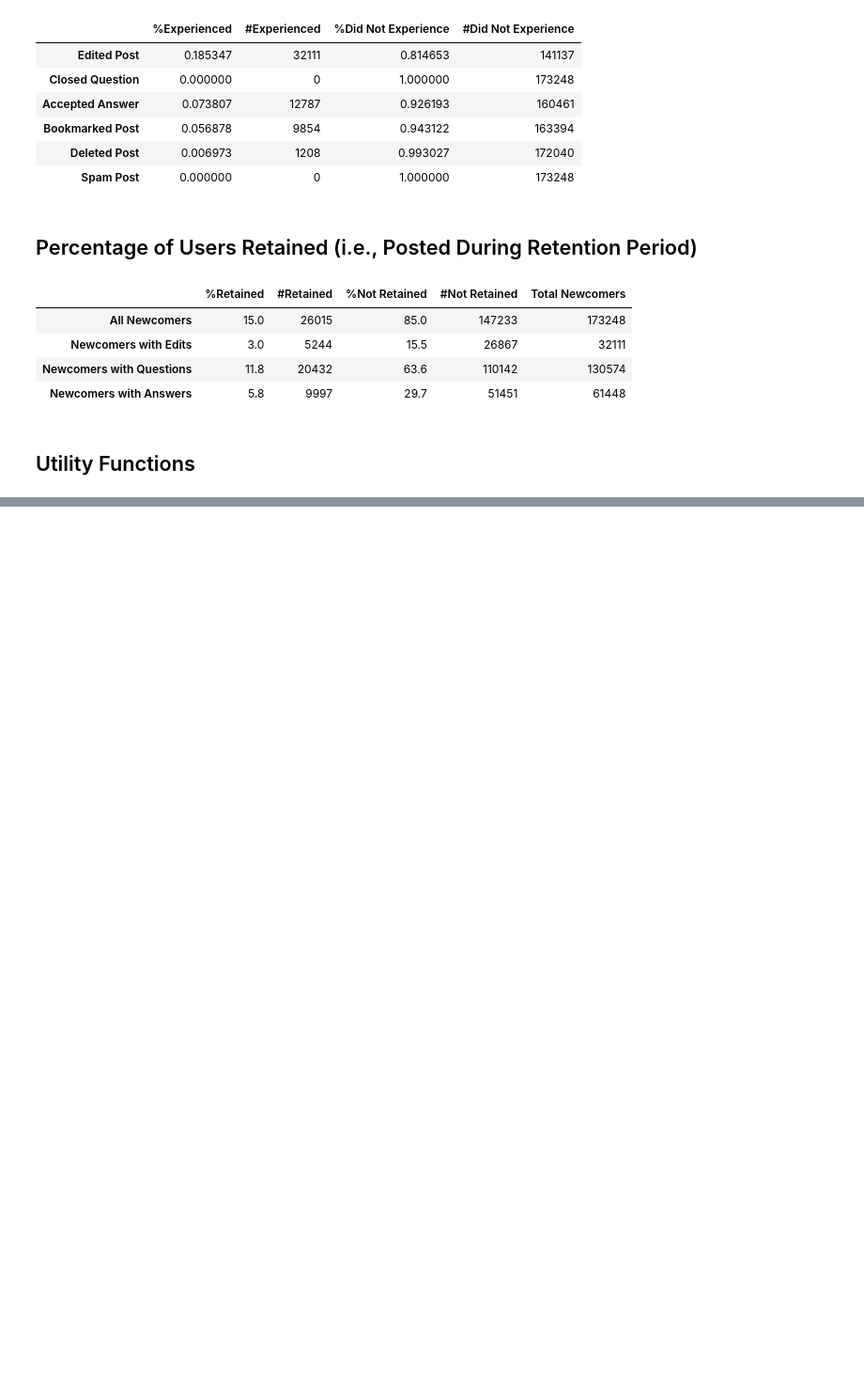
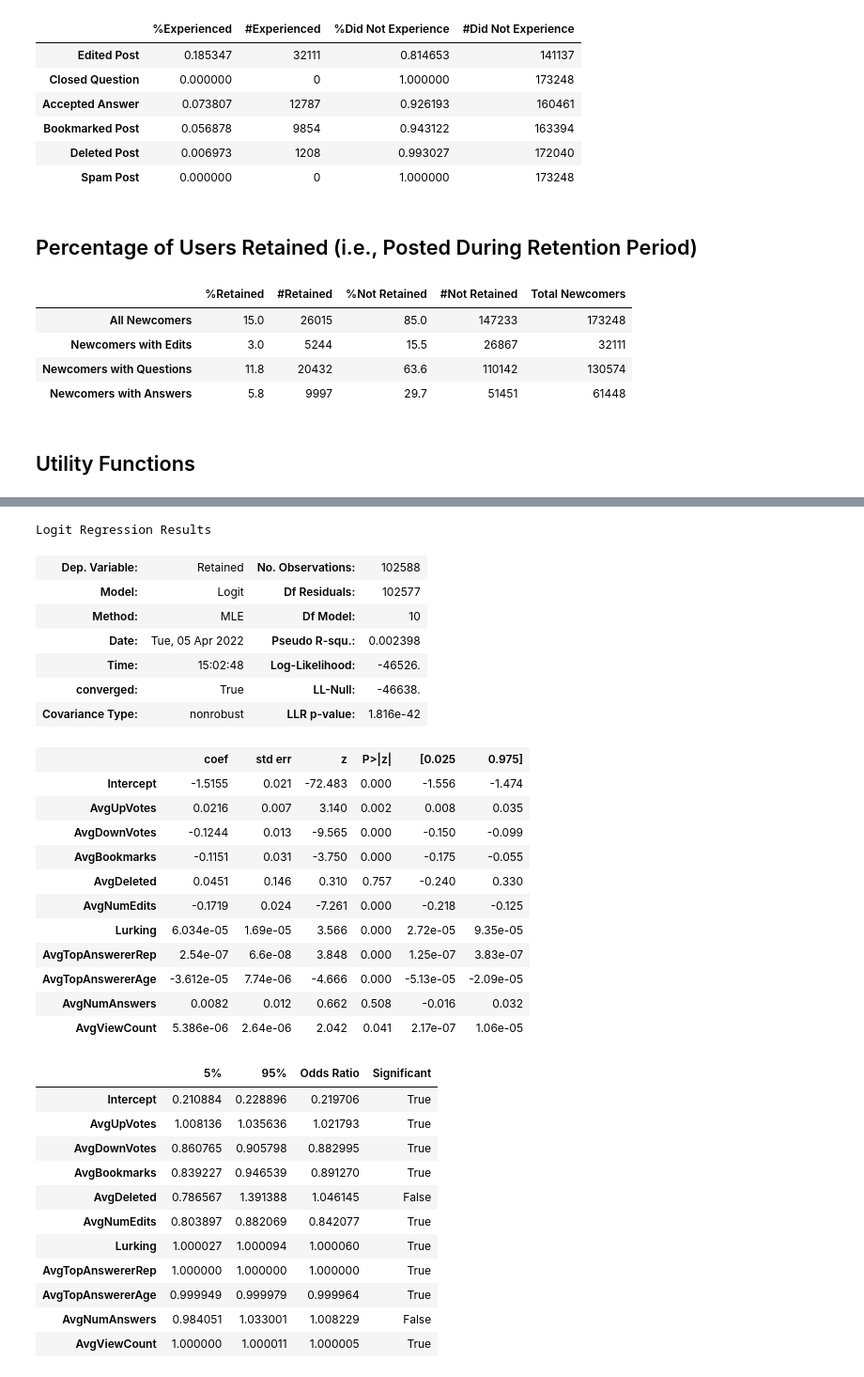
Before and after one commit to jackiec1998/cs565-final-project, a Jupyter notebook: newcomers.ipynb, the cells around one changed output, grey strips where cells are left out. Shown: that part at 94% size. Saved outputs shown, nothing was run; the diff lists cells and outputs as text; code cells hidden in the pictures; blank space fills up the shorter version.

Commit message:
Logistic regressions and interpretations finished.

```diff
--- a/newcomers.ipynb
+++ b/newcomers.ipynb
@@ -366,0 +225,20 @@ Logit Regression Results
+# %%
+all_variables = {
+    'Dependent': 'Retained',
+    'Independent': [
+        'AvgUpVotes',
+        'AvgDownVotes',
+        'AvgBookmarks',
+        'AvgDeleted',
+        'AvgNumEdits',
+        'Lurking'
+    ]
+}
+
+model = smf.logit(
+    formula=format_formula(all_variables),
+    data=newcomers
+).fit(disp=False)
+
+display(model.summary())
+display(log_odds(model))
@@ -366,0 +329,53 @@ Logit Regression Results
+# %%
+question_variables = {
+    'Dependent': 'Retained',
+    'Independent': all_variables['Independent'] + [
+        'AvgTopAnswererRep',
+        'AvgTopAnswererAge',
+        'AvgNumAnswers',
+        'AvgViewCount'
+    ]
+}
+
+# Problem?: Even though this is the question regression, the
+# averages are still affected by answers.
+model = smf.logit(
+    formula=format_formula(question_variables),
+    data=newcomers[newcomers['NumQuestions'] > 0]
+).fit(disp=False)
+
+display(model.summary())
+display(log_odds(model))
+# %% [output]
+Logit Regression Results
+| Dep. Variable: | Retained | No. Observations: | 102588 |
+| Model: | Logit | Df Residuals: | 102577 |
+| Method: | MLE | Df Model: | 10 |
+| Date: | Tue, 05 Apr 2022 | Pseudo R-squ.: | 0.002398 |
+| Time: | 15:02:48 | Log-Likelihood: | -46526. |
+| converged: | True | LL-Null: | -46638. |
+| Covariance Type: | nonrobust | LLR p-value: | 1.816e-42 |
+|  | coef | std err | z | P>|z| | [0.025 | 0.975] |
+| Intercept | -1.5155 | 0.021 | -72.483 | 0.000 | -1.556 | -1.474 |
+| AvgUpVotes | 0.0216 | 0.007 | 3.140 | 0.002 | 0.008 | 0.035 |
+| AvgDownVotes | -0.1244 | 0.013 | -9.565 | 0.000 | -0.150 | -0.099 |
+| AvgBookmarks | -0.1151 | 0.031 | -3.750 | 0.000 | -0.175 | -0.055 |
+| AvgDeleted | 0.0451 | 0.146 | 0.310 | 0.757 | -0.240 | 0.330 |
+| AvgNumEdits | -0.1719 | 0.024 | -7.261 | 0.000 | -0.218 | -0.125 |
+| Lurking | 6.034e-05 | 1.69e-05 | 3.566 | 0.000 | 2.72e-05 | 9.35e-05 |
+| AvgTopAnswererRep | 2.54e-07 | 6.6e-08 | 3.848 | 0.000 | 1.25e-07 | 3.83e-07 |
+| AvgTopAnswererAge | -3.612e-05 | 7.74e-06 | -4.666 | 0.000 | -5.13e-05 | -2.09e-05 |
+| AvgNumAnswers | 0.0082 | 0.012 | 0.662 | 0.508 | -0.016 | 0.032 |
+| AvgViewCount | 5.386e-06 | 2.64e-06 | 2.042 | 0.041 | 2.17e-07 | 1.06e-05 |
+|  | 5% | 95% | Odds Ratio | Significant |
+| Intercept | 0.210884 | 0.228896 | 0.219706 | True |
+| AvgUpVotes | 1.008136 | 1.035636 | 1.021793 | True |
+| AvgDownVotes | 0.860765 | 0.905798 | 0.882995 | True |
+| AvgBookmarks | 0.839227 | 0.946539 | 0.891270 | True |
+| AvgDeleted | 0.786567 | 1.391388 | 1.046145 | False |
+| AvgNumEdits | 0.803897 | 0.882069 | 0.842077 | True |
+| Lurking | 1.000027 | 1.000094 | 1.000060 | True |
+| AvgTopAnswererRep | 1.000000 | 1.000000 | 1.000000 | True |
+| AvgTopAnswererAge | 0.999949 | 0.999979 | 0.999964 | True |
+| AvgNumAnswers | 0.984051 | 1.033001 | 1.008229 | False |
+| AvgViewCount | 1.000000 | 1.000011 | 1.000005 | True |
```
Also changed, not shown: parts of 17 cells of this notebook, 7 other files.
